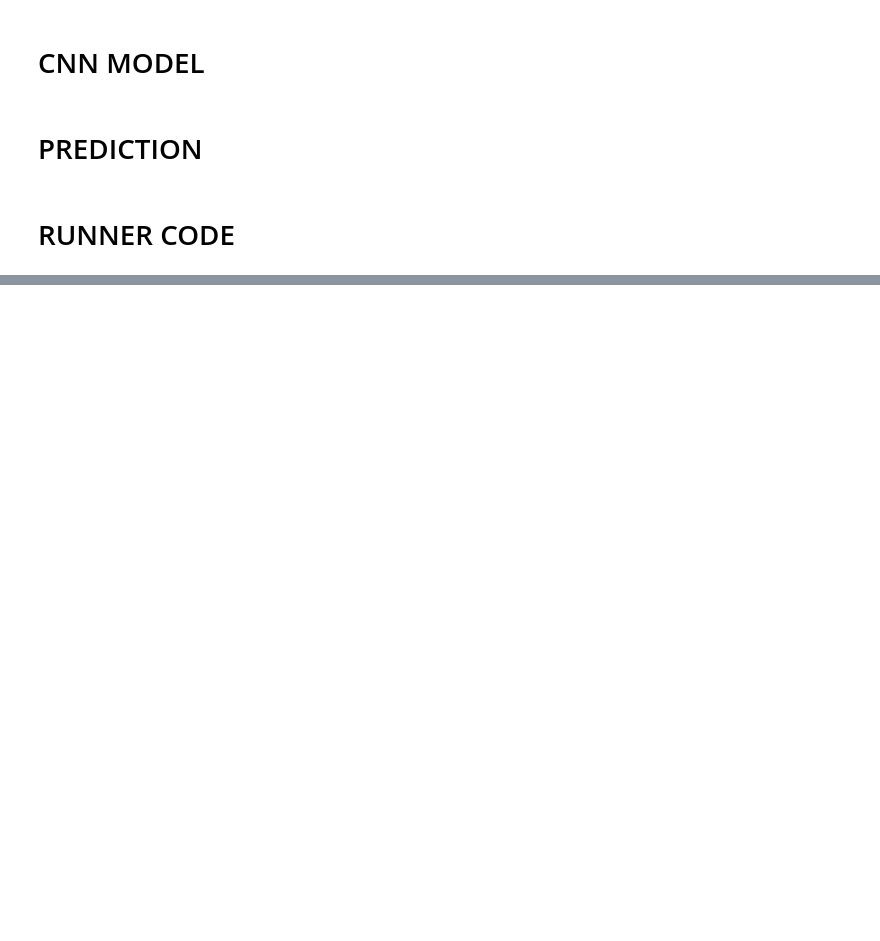
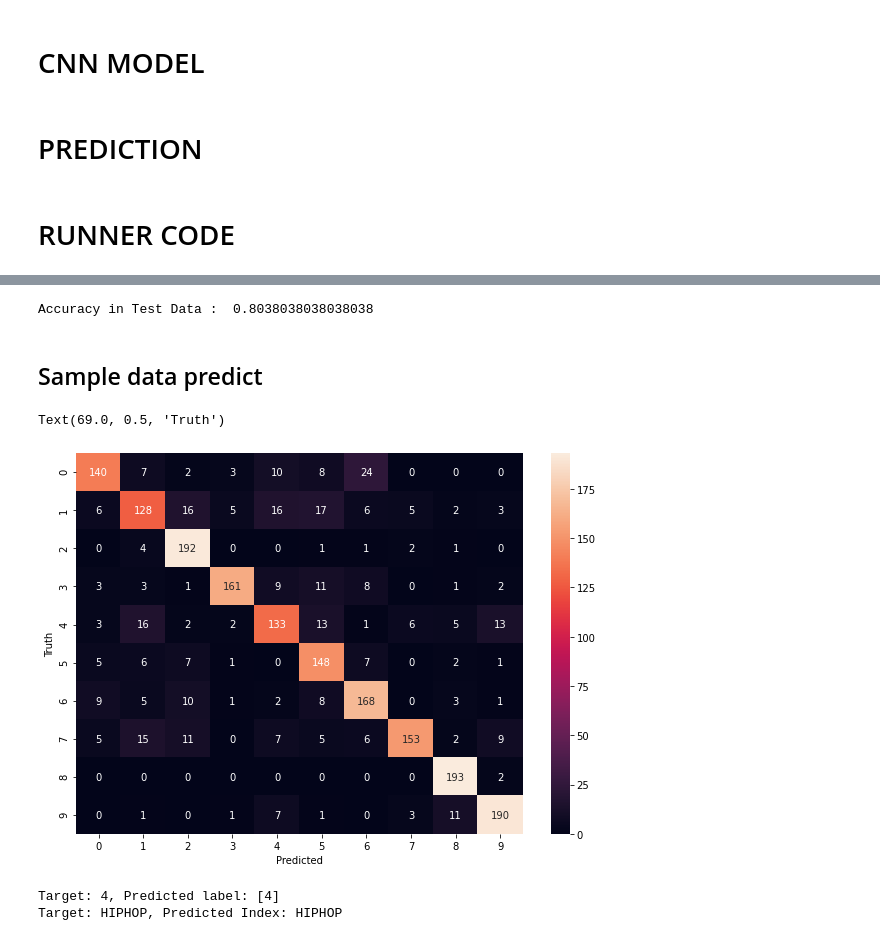
Before and after one commit to weasel-codes/music-classification, a Jupyter notebook: Music_Genre_Classification.ipynb, the cells around one changed output, grey strips where cells are left out. Cells and saved outputs as stored; diff of their text form; code cells hidden in the pictures; blank space fills up the shorter version.

```diff
--- a/Music_Genre_Classification.ipynb
+++ b/Music_Genre_Classification.ipynb
@@ -170,21 +86,24 @@ def build_model(input_shape):
     model.add(keras.layers.Conv2D(32, (3, 3), activation='relu', input_shape=input_shape))
     model.add(keras.layers.MaxPooling2D((3, 3), strides=(2, 2), padding='same'))
     model.add(keras.layers.BatchNormalization())
+    model.add(keras.layers.Dropout(0.3))
 
     # 2nd conv layer
     model.add(keras.layers.Conv2D(32, (3, 3), activation='relu'))
     model.add(keras.layers.MaxPooling2D((3, 3), strides=(2, 2), padding='same'))
     model.add(keras.layers.BatchNormalization())
+    model.add(keras.layers.Dropout(0.1))
 
     # 3rd conv layer
     model.add(keras.layers.Conv2D(32, (2, 2), activation='relu'))
     model.add(keras.layers.MaxPooling2D((2, 2), strides=(2, 2), padding='same'))
     model.add(keras.layers.BatchNormalization())
+    model.add(keras.layers.Dropout(0.1))
 
     # flatten output and feed it into dense layer
     model.add(keras.layers.Flatten())
     model.add(keras.layers.Dense(64, activation='relu'))
-    model.add(keras.layers.Dropout(0.3))
+    model.add(keras.layers.Dropout(0.1))
 
     # output layer
     model.add(keras.layers.Dense(10, activation='softmax'))
@@ -228,21 +153,7 @@ if __name__ == "__main__":
     model.summary()
 
     # train model
-    history = model.fit(X_train, y_train, validation_data=(X_validation, y_validation), batch_size=32, epochs=30)
-
-    # plot accuracy/error for training and validation
-    plot_history(history)
-
-    # evaluate model on test set
-    test_loss, test_acc = model.evaluate(X_test, y_test, verbose=0)
-    print('\nTest accuracy:', test_acc)
-
-    # pick a sample to predict from the test set
-    X_to_predict = X_test[100]
-    y_to_predict = y_test[100]
-
-    # predict sample
-    predict(model, X_to_predict, y_to_predict)
+    history = model.fit(X_train, y_train, validation_data=(X_validation, y_validation), batch_size=32, epochs=150)
 # %% [output]
 Model: "sequential"
 _________________________________________________________________
@@ -324,0 +192,30 @@ Target: 1, Predicted label: [1]
+# %%
+import tensorflow as tf
+from sklearn.metrics import confusion_matrix, accuracy_score
+y_predicted = model.predict(X_test)
+y_predicted_labels = [np.argmax(i) for i in y_predicted]
+cm = tf.math.confusion_matrix(labels=y_test,predictions=y_predicted_labels)
+print("Accuracy in Test Data : ", accuracy_score(y_test, y_predicted_labels))
+# %% [output]
+Accuracy in Test Data :  0.8038038038038038
+# %% [markdown]
+## Sample data predict
+# %%
+import seaborn as sn
+plt.figure(figsize = (10,7))
+sn.heatmap(cm, annot=True, fmt='d')
+plt.xlabel('Predicted')
+plt.ylabel('Truth')
+# %% [output]
+Text(69.0, 0.5, 'Truth')
+[figure, added]
+# %%
+# pick a sample to predict from the test set
+X_to_predict = X_test[100]
+y_to_predict = y_test[100]
+
+# predict sample
+predict(model, X_to_predict, y_to_predict)
+# %% [output]
+Target: 4, Predicted label: [4]
+Target: HIPHOP, Predicted Index: HIPHOP
```
Also changed, not shown: parts of 18 cells of this notebook.
